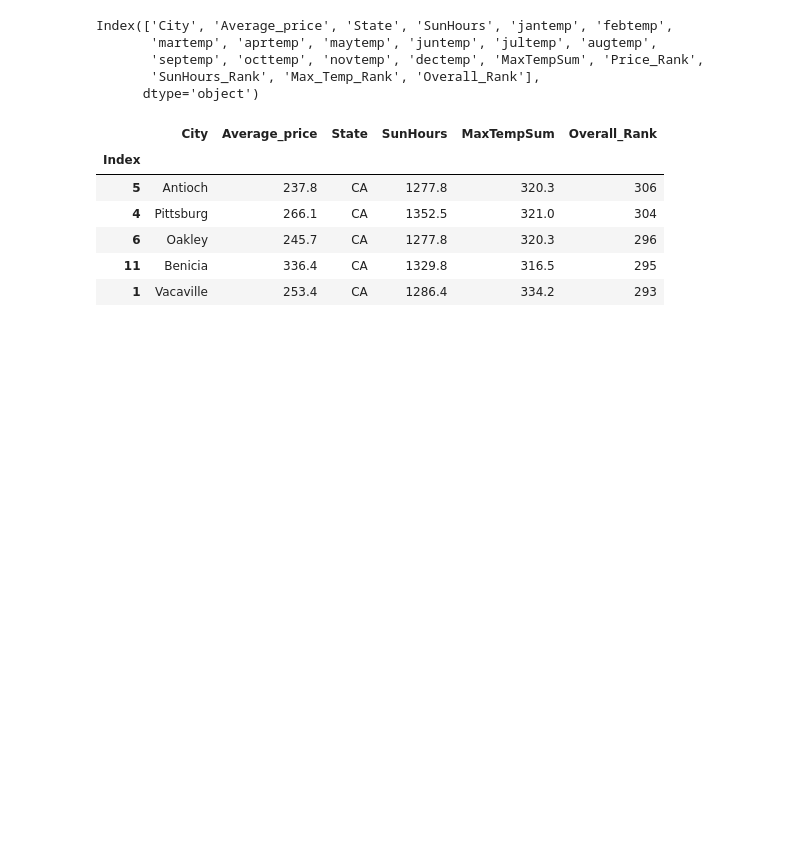
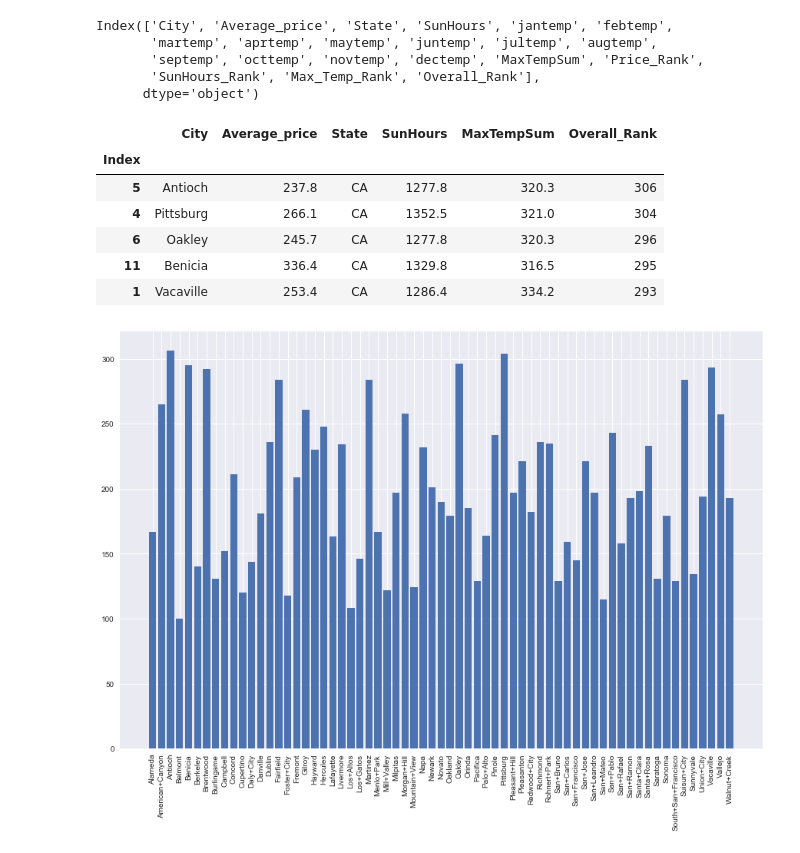
Before and after one commit to imtheaaron/Project1, a Jupyter notebook: Analysis_and_plotting.ipynb, the cells around one changed output. Saved outputs shown, nothing was run; the diff lists cells and outputs as text; code cells hidden in the pictures; blank space fills up the shorter version.

```diff
--- a/Analysis_and_plotting.ipynb
+++ b/Analysis_and_plotting.ipynb
@@ -213,3 +214,13 @@ mapping_df.head()
 | 1 | Vacaville | 253.4 | CA | 1286.4 | 334.2 | 293 |
 # %%
 mapping_df.to_csv('Mapping_Info.csv')
+# %%
+cities = df.City
+overall = df.Overall_Rank
+xtickloc = np.arange(65)
+plt.figure(figsize=(15,10))
+plt.bar(cities, overall)
+plt.xticks(rotation='vertical')
+plt.show()
+# %% [output]
+[figure, added]
```
Also changed, not shown: parts of 18 cells of this notebook, 1 other file.
